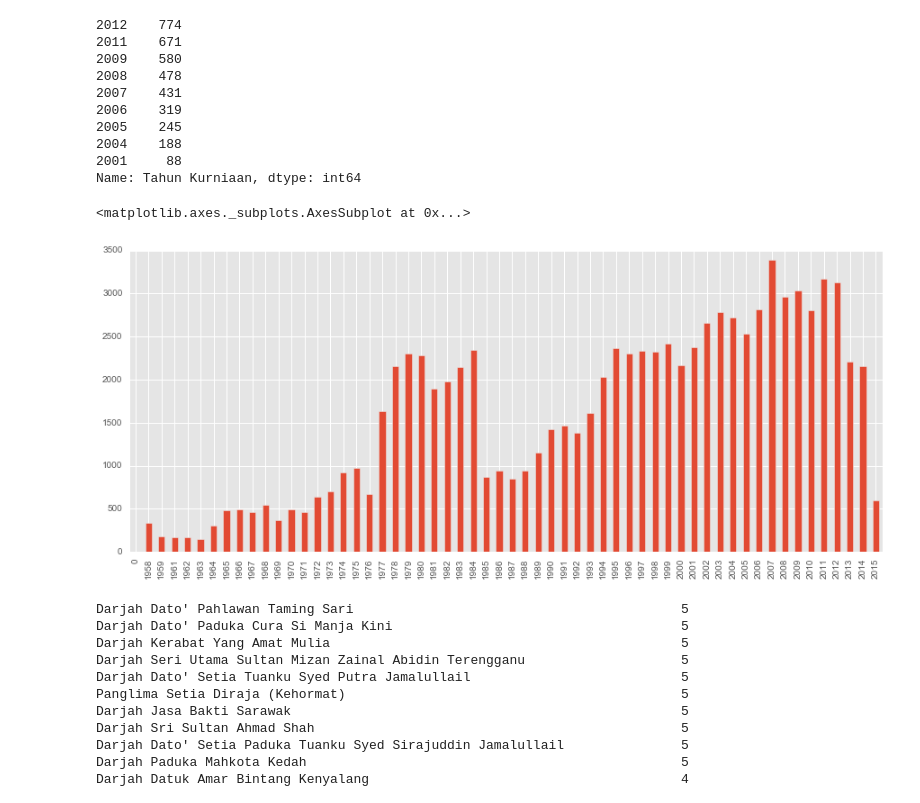
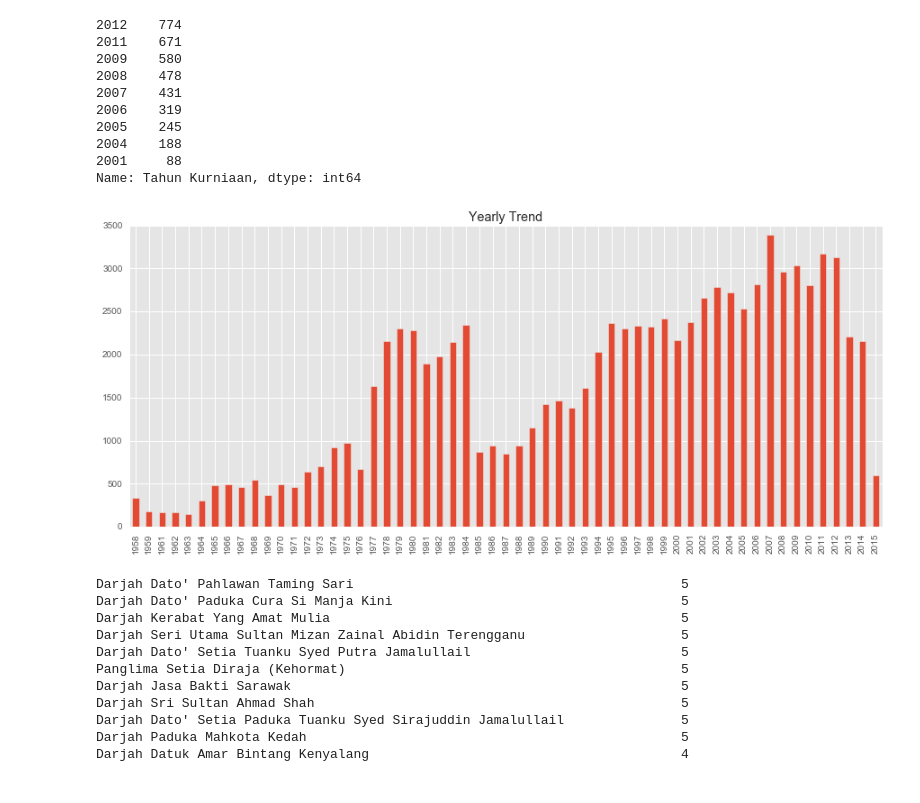
Before and after one commit to amirothman/darjah_kebesaran, a Jupyter notebook: datuk_dan_datin.ipynb, the cells around one changed output. Drawn from its saved outputs; the diff is of its cells as text; code cells hidden in the pictures.

```diff
--- a/datuk_dan_datin.ipynb
+++ b/datuk_dan_datin.ipynb
@@ -60,14 +58,16 @@ df[df.Anugerah == "Darjah Indera Mahkota Pahang"]["Tahun Kurniaan"].value_counts
 2001     88
 Name: Tahun Kurniaan, dtype: int64
 # %%
+df = df[df["Tahun Kurniaan"] > 0]
 tahun_kurniaan_counts = df["Tahun Kurniaan"].value_counts(sort=False)
 tahun_kurniaan_counts.sort_index(inplace=True)
 plt.figure(figsize=(15, 6))
 
-tahun_kurniaan_counts.plot(kind="bar")
+tahun_kurniaan_counts.plot(kind="bar",title="Yearly Trend")
+matplotlib.rc('xtick', labelsize=10)
+matplotlib.rc('ytick',labelsize=10)
 # %% [output]
-<matplotlib.axes._subplots.AxesSubplot at 0x...>
-[figure, old version]
+[figure, new version]
 # %%
 df.Anugerah.value_counts()[df.Anugerah.value_counts() <= 5]
 # %% [output]
```
Also changed, not shown: parts of 1 cell of this notebook, 3 other files.
